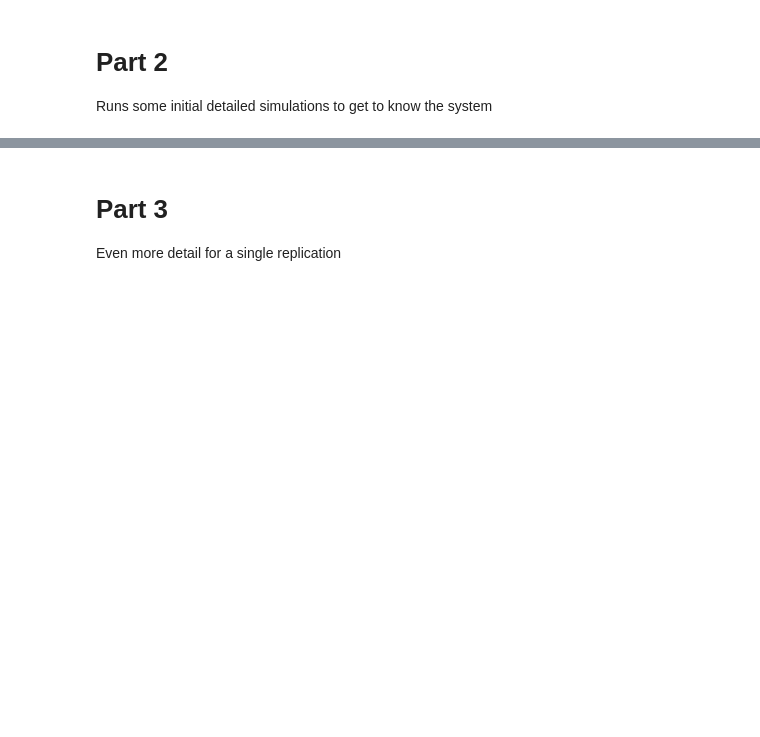
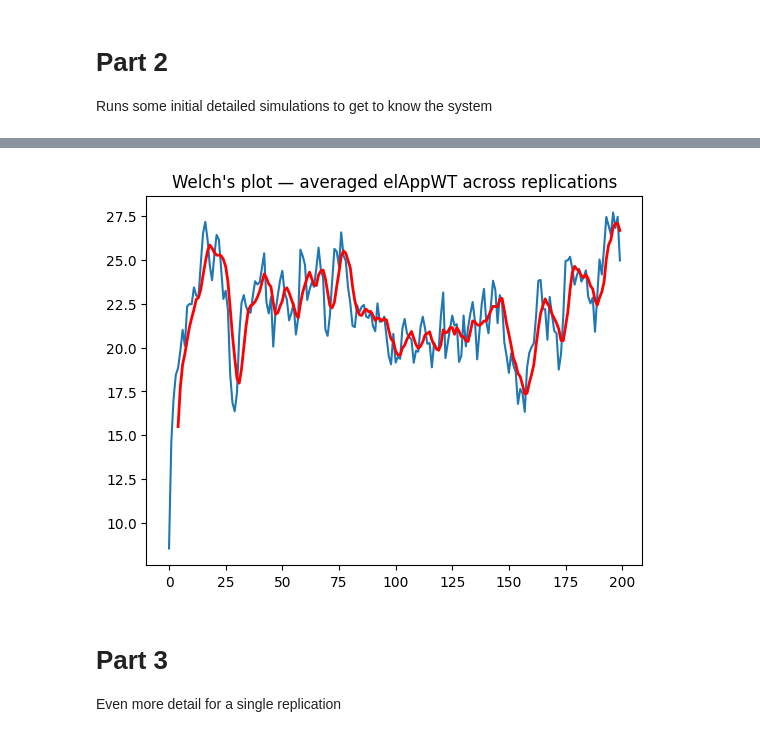
Before and after one commit to Emll3/simul_solo, a Jupyter notebook: python-code/EDA.ipynb, the cells around one changed output, grey strips where cells are left out. Saved outputs shown, nothing was run; the diff lists cells and outputs as text; code cells hidden in the pictures; blank space fills up the shorter version.

```diff
--- a/python-code/EDA.ipynb
+++ b/python-code/EDA.ipynb
@@ -192,3 +193,19 @@ plt.show()
+# %%
+# average movAvg_elAppWT across all replications per week
+window = 5
+
+import matplotlib.pyplot as plt
+import numpy as np
+welch = np.mean([r['movAvg_elAppWT'] for r in replications], axis=0)
+plt.plot(welch)
+plt.title("Welch's plot — averaged elAppWT across replications")
+welch_ma = np.convolve(welch, np.ones(window)/window, mode='valid')
+weeks_ma = np.arange(window - 1, len(welch))
+
+plt.plot(weeks_ma, welch_ma, color='red', linewidth=2, label=f'moving avg (window={window})')
+plt.show()
+# %% [output]
+[figure, added]
 # %% [markdown]
 # Part 3
 Even more detail for a single replication
```
Also changed, not shown: parts of 10 cells of this notebook.
